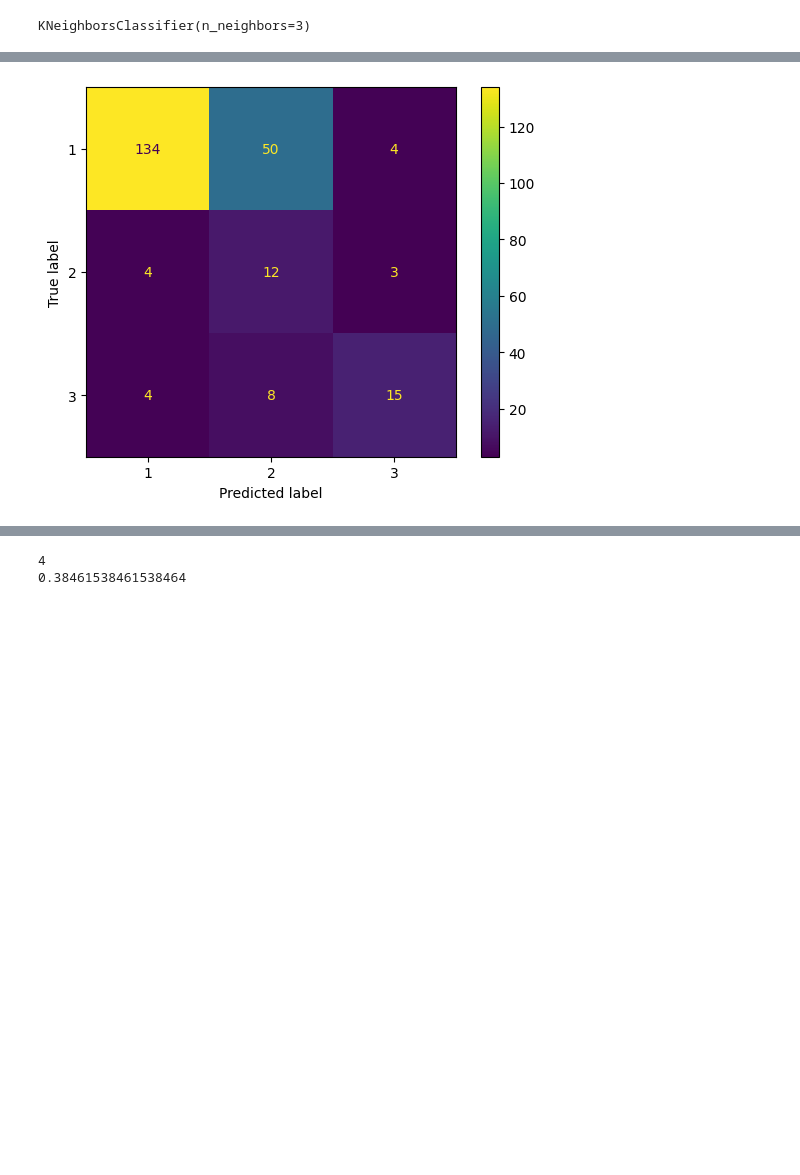
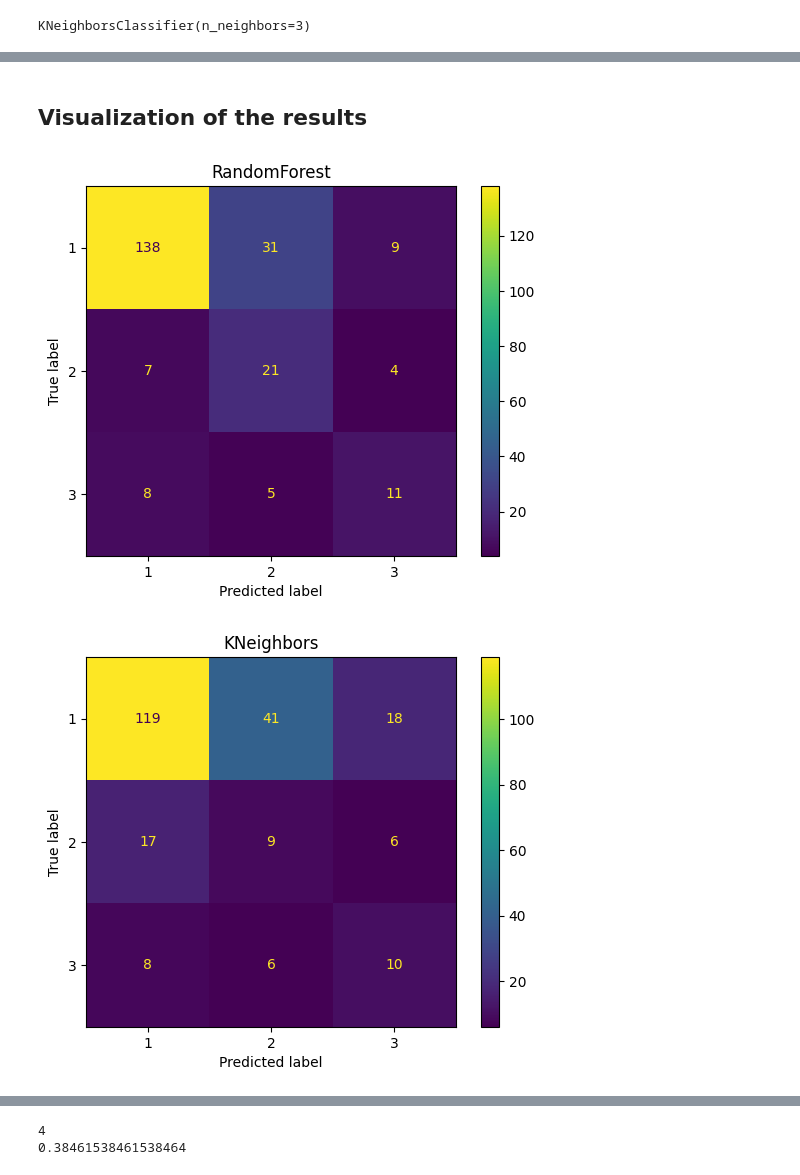
Before and after one commit to rehe-papp/machine_learning_project_2023, a Jupyter notebook: Project_code_predict.ipynb, the cells around one changed output, grey strips where cells are left out. Drawn from its saved outputs; the diff is of its cells as text; code cells hidden in the pictures; blank space fills up the shorter version.

```diff
--- a/Project_code_predict.ipynb
+++ b/Project_code_predict.ipynb
@@ -200,6 +188,0 @@ array([[<Axes: title={'center': 'Category'}>]], dtype=object)
-# %%
-#X_train, y_train = tl.fit_resample(train_X, train_y)
-#X_test, y_test = tl.fit_resample(test_X, test_y)
-
-train_X, train_y = SMOTE().fit_resample(train_X, train_y)
-#test_X, test_y = SMOTE().fit_resample(X_test, y_test)
@@ -206,3 +194,8 @@ train_X, train_y = SMOTE().fit_resample(train_X, train_y)
+# %%
+X_train, y_train = tl.fit_resample(train_X, train_y)
+
+train_X, train_y = SMOTE().fit_resample(X_train, y_train)
+# Using over- and undersampling to make it more balanced
 # %%
 from sklearn.ensemble import RandomForestClassifier
 from sklearn.neighbors import KNeighborsClassifier
@@ -265,10 +273,45 @@ Gaussian accuracy: 0.24358974358974358
-# %%
-from sklearn import metrics
-import matplotlib.pyplot as plt
-
-confusion_matrix = metrics.confusion_matrix(test_y.values, predictions)
-cm_display = metrics.ConfusionMatrixDisplay(confusion_matrix = confusion_matrix, display_labels = [1, 2, 3])
-cm_display.plot()
-plt.show()
-# %% [output]
-[figure, removed]
+# %% [markdown]
+## Visualization of the results
+# %%
+from sklearn import metrics
+import matplotlib.pyplot as plt
+
+'''
+Here we use confusion matrix to see which classifiers are better.
+Our goal is to find what kind of mistakes different models do.
+'''
+
+confusion_matrix = metrics.confusion_matrix(test_y.values, predictions)
+cm_display = metrics.ConfusionMatrixDisplay(confusion_matrix = confusion_matrix, display_labels = [1, 2, 3])
+cm_display.plot()
+cm_display.ax_.set_title("RandomForest")
+
+confusion_m2 = metrics.confusion_matrix(test_y.values, pred_knn)
+cm_display2 = metrics.ConfusionMatrixDisplay(confusion_matrix = confusion_m2, display_labels = [1, 2, 3])
+cm_display2.plot()
+cm_display2.ax_.set_title("KNeighbors")
+
+confusion_m3 = metrics.confusion_matrix(test_y.values, pred_bag)
+cm_display3 = metrics.ConfusionMatrixDisplay(confusion_matrix = confusion_m3, display_labels = [1, 2, 3])
+cm_display3.plot()
+cm_display3.ax_.set_title("Bagging")
+
+confusion_m4 = metrics.confusion_matrix(test_y.values, pred_gbm)
+cm_display4 = metrics.ConfusionMatrixDisplay(confusion_matrix = confusion_m4, display_labels = [1, 2, 3])
+cm_display4.plot()
+cm_display4.ax_.set_title("GradientBoosting")
+
+confusion_m5 = metrics.confusion_matrix(test_y.values, pred_stack)
+cm_display5 = metrics.ConfusionMatrixDisplay(confusion_matrix = confusion_m5, display_labels = [1, 2, 3])
+cm_display5.plot()
+cm_display5.ax_.set_title("Stacking")
+
+confusion_m6 = metrics.confusion_matrix(test_y.values, pred_gnb)
+cm_display6 = metrics.ConfusionMatrixDisplay(confusion_matrix = confusion_m6, display_labels = [1, 2, 3])
+cm_display6.plot()
+cm_display6.ax_.set_title("Gaussian")
+
+plt.show()
+# %% [output]
+[figure, added]
+[figure, added]
```
Also changed, not shown: parts of 24 cells of this notebook.
